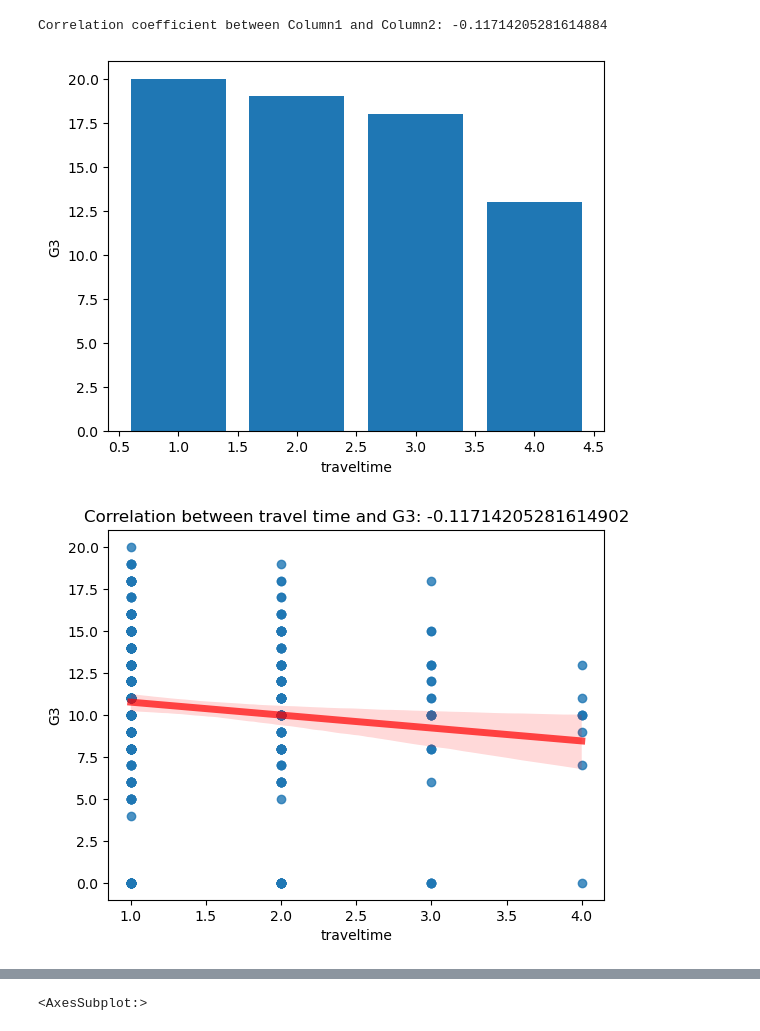
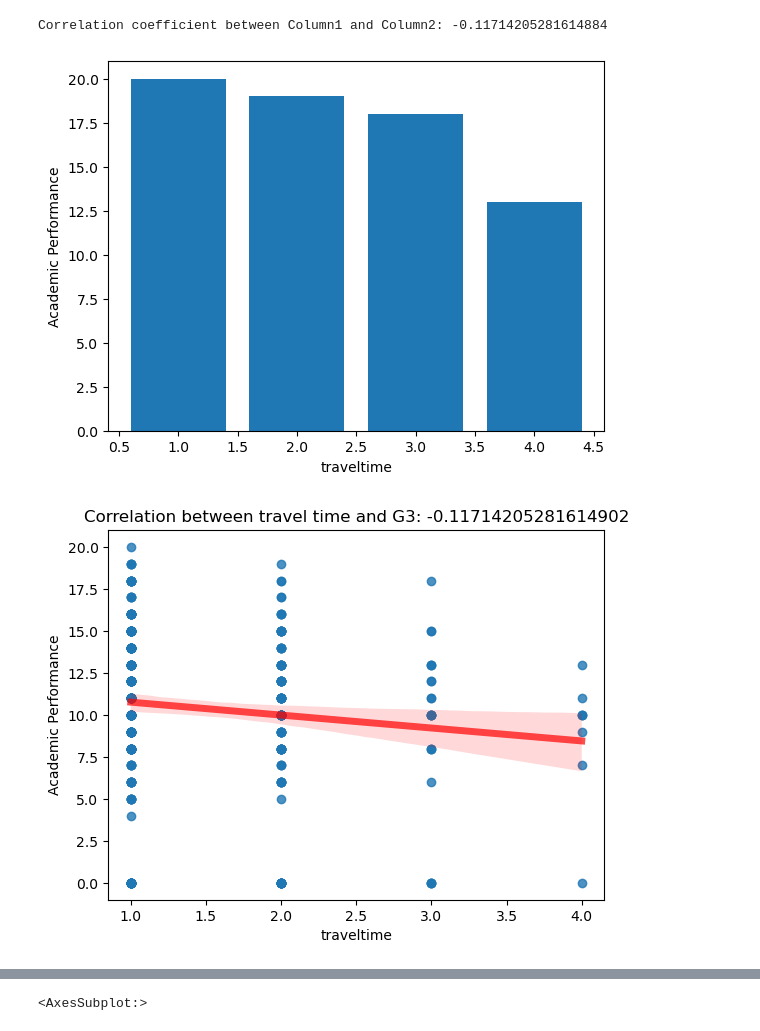
Before and after one commit to DMad19/project, a Jupyter notebook: project.ipynb, the cells around one changed output, grey strips where cells are left out. Cells and saved outputs as stored; diff of their text form; code cells hidden in the pictures.

```diff
--- a/project.ipynb
+++ b/project.ipynb
@@ -36,33 +36,33 @@ Correlation coefficient between study time and Academic performance(G3): 0.09781
 # %%
 data = df[['traveltime', 'G3']]
 
 corr1 = data.corr().loc['traveltime', 'G3']
 
 print('Correlation coefficient between Column1 and Column2:', corr1)
 x1 = df['traveltime']
 y1 = df['G3']
 
 plt.bar(x1,y1)
 
 plt.xlabel('traveltime')
 
-plt.ylabel('G3')
+plt.ylabel('Academic Performance')
 
 plt.show()
 corr_coef = df['traveltime'].corr(df['G3'])
 
 sns.regplot(x=x1, y=y1, line_kws={"color":"r","alpha":0.7,"lw":5})
 plt.title("Correlation between travel time and G3: " + str(corr_coef))
 
 plt.xlabel('traveltime')
 
-plt.ylabel('G3')
+plt.ylabel('Academic Performance')
 
 plt.show()
 # %% [output]
 Correlation coefficient between Column1 and Column2: -0.11714205281614884
-[figure, old version]
+[figure, new version]
-[figure, old version]
+[figure, new version]
 # %%
 data = df[['Medu', 'G3']]
 
```
Also changed, not shown: parts of 7 cells of this notebook.
